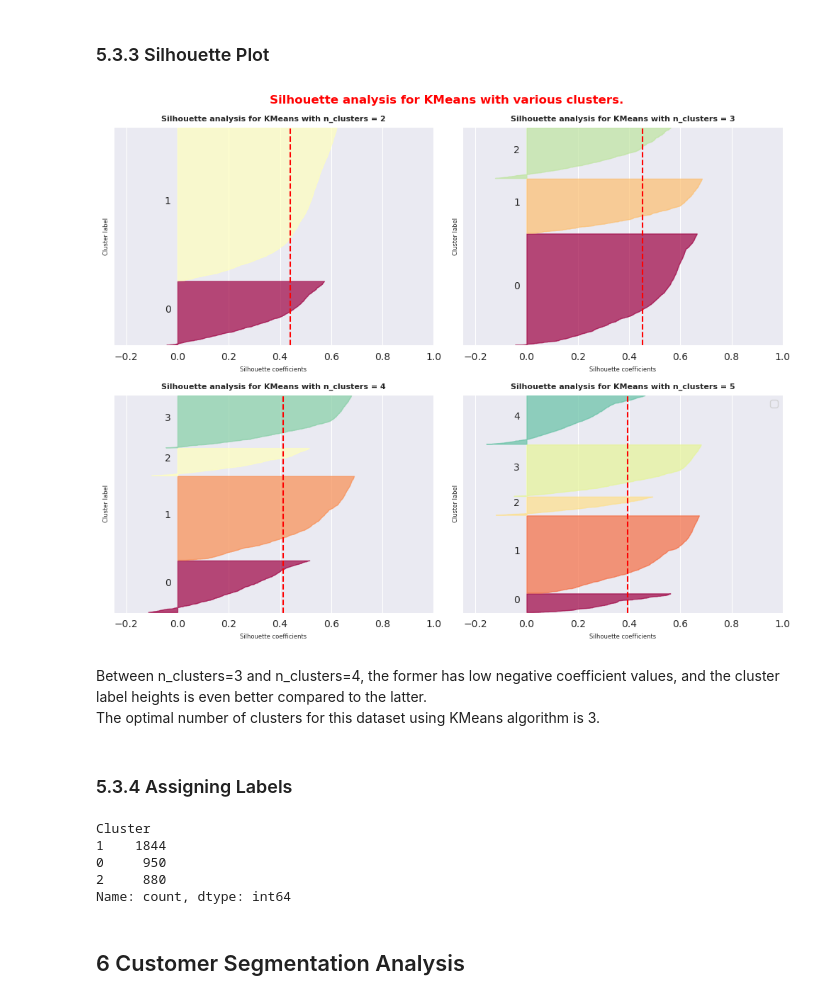
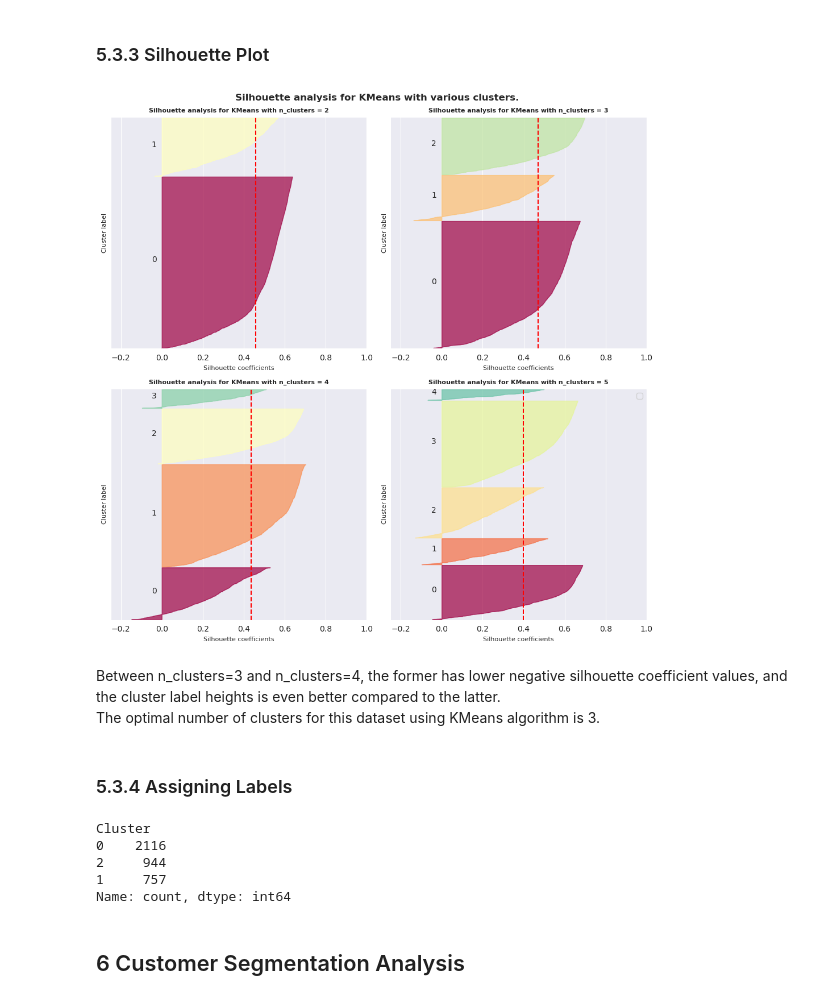
Before and after one commit to ds-edu/DataScienceCapstone_OnlineRetail, a Jupyter notebook: notebooks/CustomerSegmentation.ipynb, the cells around one changed output. Drawn from its saved outputs; the diff is of its cells as text; code cells hidden in the pictures.

```diff
--- a/notebooks/CustomerSegmentation.ipynb
+++ b/notebooks/CustomerSegmentation.ipynb
@@ -972,8 +976,10 @@ KMeans Clustering space definition:
 # %%
+#KMeans Clustering space definition:
+
 km_space = {
     'n_clusters': hp.uniformint('n_clusters', 2, 10, q=2),
     'init' : hp.choice('init', ['random', 'k-means++']),
-    'n_init' : hp.uniformint('n_init', 2,10, q=10),
+    'n_init' :hp.uniformint('n_init', 5,10, q=5),
     'max_iter': hp.uniformint('max_iter', 100, 1000, q=100),
     'tol': hp.choice('tol', [0.0001, 0.001, 0.01, 0.1]),
     'algorithm' : hp.choice('algorithm', ['lloyd', 'elkan'])
@@ -1000,6 +1006,9 @@ def f_hp_optimization(desiredcv, x_data, pipe, params, njobs, f_scoring, fold):
 
     cv = None
     time_start = time.time()
+
+    np.random.seed(random_seed)
+    np.random.default_rng(random_seed)
 
     if desiredcv == GridSearchCV:
         cv = GridSearchCV(pipe, param_grid=params, n_jobs = njobs, scoring=f_scoring, cv=fold)
@@ -1036,6 +1045,9 @@ Objective functions for Bayesian Search using SMBO technique in ***hyperopt*** p
 KMeans Clustering:
 # %%
 def km_f_objective(space):
+
+    np.random.seed(random_seed)
+    np.random.default_rng(random_seed)
 
     kmeans = KMeans(n_clusters = space['n_clusters'],
                     random_state=random_seed,
@@ -1185,7 +1213,7 @@ results = []
 
 pipeline = Pipeline(steps=[
                     ( 'scaler', StandardScaler() ),
-                    ( 'cluster', KMeans() ) ])
+                    ( 'cluster', KMeans(random_state=random_seed) ) ])
 
 rscv = f_hp_optimization(desiredcv = RandomizedSearchCV, x_data=X, pipe=pipeline, params = models['KMeans']['params'], njobs= -1, f_scoring=f_inertia_score, fold=10)
 
@@ -1199,7 +1227,7 @@ results.append(
 
 gscv = f_hp_optimization(desiredcv = GridSearchCV, x_data=X, pipe=pipeline, params = models['KMeans']['params'], njobs= -1, f_scoring=f_inertia_score, fold=10)
 
-# Append Randomized Search CV results
+# Append Grid Search CV results
 results.append(
         {   'model' : 'KMeans',
             'tuning' : 'GridSearchCV',
@@ -1215,7 +1243,8 @@ km_smbo = fmin( fn = km_f_objective,
                         space =  km_space,
                         algo  = tpe.suggest,
                         max_evals = 100,
-                        trials = trials)
+                        trials = trials,
+                        rstate = np.random.default_rng(random_seed)    )
 
 time_end = time.time()
 runtime = time_end - time_start
@@ -1229,7 +1258,6 @@ results.append(
         {   'model' : 'KMeans',
             'tuning' : 'SMBO',
             'best_params' : km_smbo,
-            # 'Evaluation Metric' : np.nan, #['Inertia' if model_name =='KMeans' else 'Silhouette_Score'][0],
             'Inertia' : abs(min(losses))})
 
 
@@ -1354,7 +1375,7 @@ To further help in deciding the optimal n_clusters, the following silhouette ana
 # %% [markdown]
 ### 5.3.3 Silhouette Plot
 # %%
-fig, ax1 = plt.subplots(2,2, figsize=(10,8))
+fig, ax1 = plt.subplots(2,2, figsize=(10,10))
 avg_silhouette_scores = []
 avg_per_k = {}
 
@@ -1368,10 +1389,18 @@ for i, k in enumerate(k_clusters[0:4]):
 
     # The silhouette coefficient can range from -1, 1
     ax1[xctr][yctr].set_xlim([-0.25, 1])
-    ax1[xctr][yctr].set_ylim([0, len(X_scaled) + (k + 1) * 10])
+    ax1[xctr][yctr].set_ylim([-1, len(X_scaled) + (k + 1) * 10])
 
+    np.random.seed(random_seed)
+    np.random.default_rng(random_seed)
+    clusterer = KMeans(n_clusters=k,
+                       random_state=random_seed,
+                       n_init = final_best_params['n_init'],
+                       max_iter=final_best_params['max_iter'],
+                       init = final_best_params['init'],
+                       tol = final_best_params['tol'],
+                       algorithm = final_best_params['algorithm'])
 
-    clusterer = KMeans(n_clusters=k, random_state=random_seed, max_iter=1000)
     cl_labels = clusterer.fit_predict(X_scaled)
 
 
@@ -1385,52 +1414,51 @@ for i, k in enumerate(k_clusters[0:4]):
     for i in range(k):
         ith_cluster_silhouette_values = \
             sample_silhouette_values[cl_labels == i]
 
         ith_cluster_silhouette_values.sort()
 
         size_cluster_i = ith_cluster_silhouette_values.shape[0]
         y_upper = y_lower + size_cluster_i
 
         cmap = colormaps.get_cmap('Spectral')
         color = cmap(float(i) / k)
         ax1[xctr][yctr].fill_betweenx(np.arange(y_lower, y_upper),
                           0, ith_cluster_silhouette_values,
                           facecolor=color, edgecolor=color, alpha=0.7)
 
         ax1[xctr][yctr].text(-0.05, y_lower + 0.5 * size_cluster_i, str(i))
 
         y_lower = y_upper + 10  # 10 for the 0 samples
 
 
     ax1[xctr][yctr].set_title("Silhouette analysis for KMeans with n_clusters = %d" % k, fontsize=8, fontweight='bold')
-    ax1[xctr][yctr].set_xlabel("Silhouette coefficients", fontsize=6)
-    ax1[xctr][yctr].set_ylabel("Cluster label",  fontsize=6)
+    ax1[xctr][yctr].set_xlabel("Silhouette coefficients", fontsize=8)
+    ax1[xctr][yctr].set_ylabel("Cluster label",  fontsize=8)
 
 
     ax1[xctr][yctr].axvline(x=silhouette_avg, color="red", linestyle="--")
     ax1[xctr][yctr].set_yticks([])  # Clear the yaxis labels / ticks
     ax1[xctr][yctr].set_xticks([ -0.2, 0, 0.2, 0.4, 0.6, 0.8, 1])
     plt.legend()
     plt.tight_layout()
-    plt.suptitle("Silhouette analysis for KMeans with various clusters.", color='red',
+    plt.suptitle("Silhouette analysis for KMeans with various clusters.",
                  fontsize=12, fontweight='bold')
 # %% [output]
-[figure, old version]
+[figure, new version]
 # %% [markdown]
-Between n_clusters=3 and n_clusters=4, the former has low negative coefficient values, and the cluster label heights is even better compared to the latter.\
+Between n_clusters=3 and n_clusters=4, the former has lower negative silhouette coefficient values, and the cluster label heights is even better compared to the latter.\
 The optimal number of clusters for this dataset using KMeans algorithm is 3.
 # %% [markdown]
 ### 5.3.4 Assigning Labels
 # %%
-df_labeled = df.copy(deep=True)
-df_labeled['Cluster'] = cluster_labels[3]
-
-df_labeled['Cluster'].value_counts()
+df_clustered = df.copy(deep=True)
+df_clustered['Cluster'] = cluster_labels[3]
+df_clustered['Cluster'].value_counts()
 # %% [output]
 Cluster
-1    1844
-0     950
-2     880
+0    2116
+2     944
+1     757
 Name: count, dtype: int64
 # %% [markdown]
 ## 6 Customer Segmentation Analysis
```
Also changed, not shown: parts of 95 cells of this notebook.
